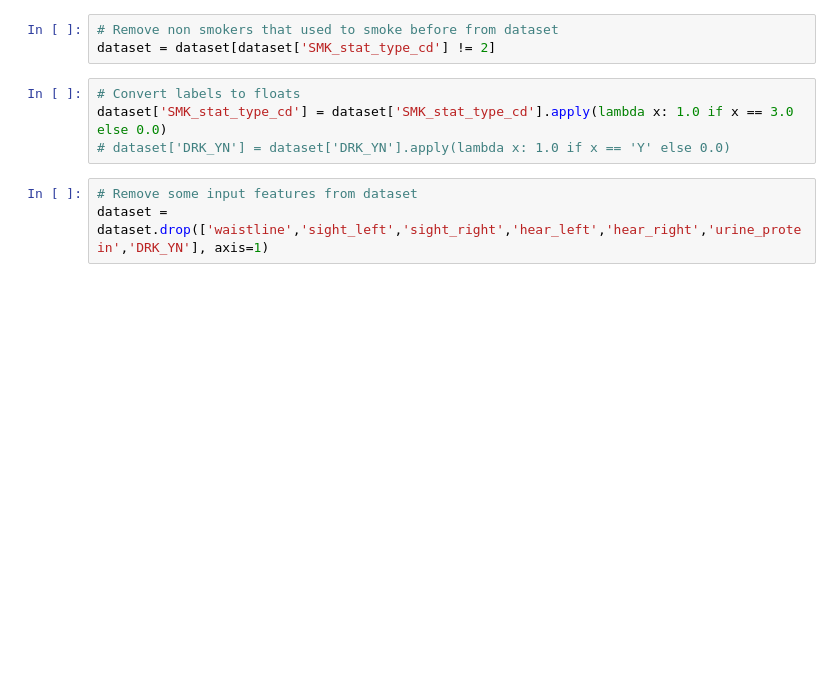
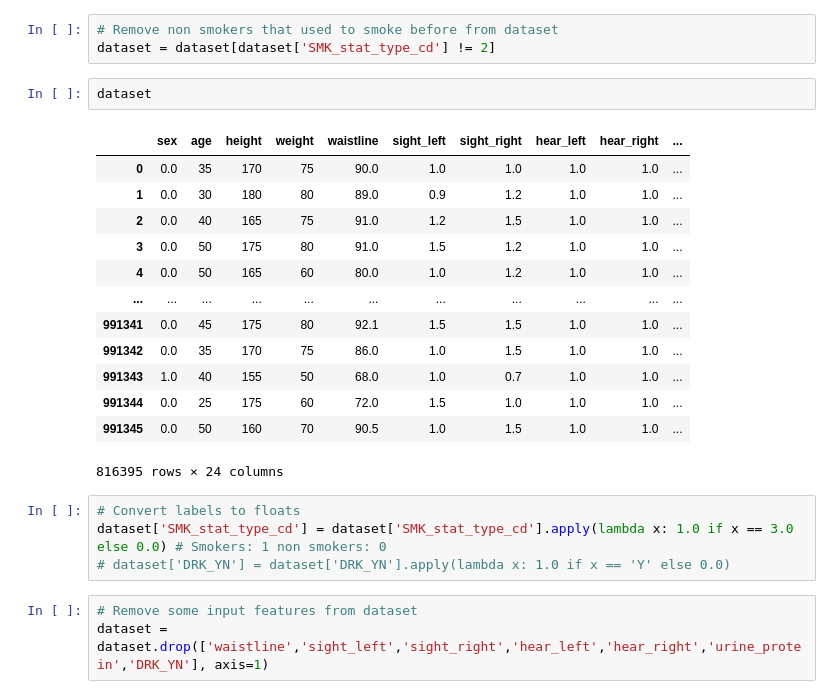
Before and after one commit to michaelkinnas/N.N.-Smokers-binary-classification-pytorch, a Jupyter notebook: smokers_binary_classification.ipynb, the cells around one changed output. Cells and saved outputs as stored; diff of their text form; blank space fills up the shorter version.

```diff
--- a/smokers_binary_classification.ipynb
+++ b/smokers_binary_classification.ipynb
@@ -22,9 +25,25 @@ dataset['sex'] = dataset['sex'].replace('Female', 1.0)
 # %%
 # Remove non smokers that used to smoke before from dataset
 dataset = dataset[dataset['SMK_stat_type_cd'] != 2]
+# %%
+dataset
+# %% [output]
+|  | sex | age | height | weight | waistline | sight_left | sight_right | hear_left | hear_right | ... |
+| 0 | 0.0 | 35 | 170 | 75 | 90.0 | 1.0 | 1.0 | 1.0 | 1.0 | ... |
+| 1 | 0.0 | 30 | 180 | 80 | 89.0 | 0.9 | 1.2 | 1.0 | 1.0 | ... |
+| 2 | 0.0 | 40 | 165 | 75 | 91.0 | 1.2 | 1.5 | 1.0 | 1.0 | ... |
+| 3 | 0.0 | 50 | 175 | 80 | 91.0 | 1.5 | 1.2 | 1.0 | 1.0 | ... |
+| 4 | 0.0 | 50 | 165 | 60 | 80.0 | 1.0 | 1.2 | 1.0 | 1.0 | ... |
+| ... | ... | ... | ... | ... | ... | ... | ... | ... | ... | ... |
+| 991341 | 0.0 | 45 | 175 | 80 | 92.1 | 1.5 | 1.5 | 1.0 | 1.0 | ... |
+| 991342 | 0.0 | 35 | 170 | 75 | 86.0 | 1.0 | 1.5 | 1.0 | 1.0 | ... |
+| 991343 | 1.0 | 40 | 155 | 50 | 68.0 | 1.0 | 0.7 | 1.0 | 1.0 | ... |
+| 991344 | 0.0 | 25 | 175 | 60 | 72.0 | 1.5 | 1.0 | 1.0 | 1.0 | ... |
+| 991345 | 0.0 | 50 | 160 | 70 | 90.5 | 1.0 | 1.5 | 1.0 | 1.0 | ... |
+816395 rows × 24 columns
 # %%
 # Convert labels to floats
-dataset['SMK_stat_type_cd'] = dataset['SMK_stat_type_cd'].apply(lambda x: 1.0 if x == 3.0 else 0.0)
+dataset['SMK_stat_type_cd'] = dataset['SMK_stat_type_cd'].apply(lambda x: 1.0 if x == 3.0 else 0.0) # Smokers: 1 non smokers: 0
 # dataset['DRK_YN'] = dataset['DRK_YN'].apply(lambda x: 1.0 if x == 'Y' else 0.0)
 # %%
 # Remove some input features from dataset
```
Also changed, not shown: parts of 22 cells of this notebook.
